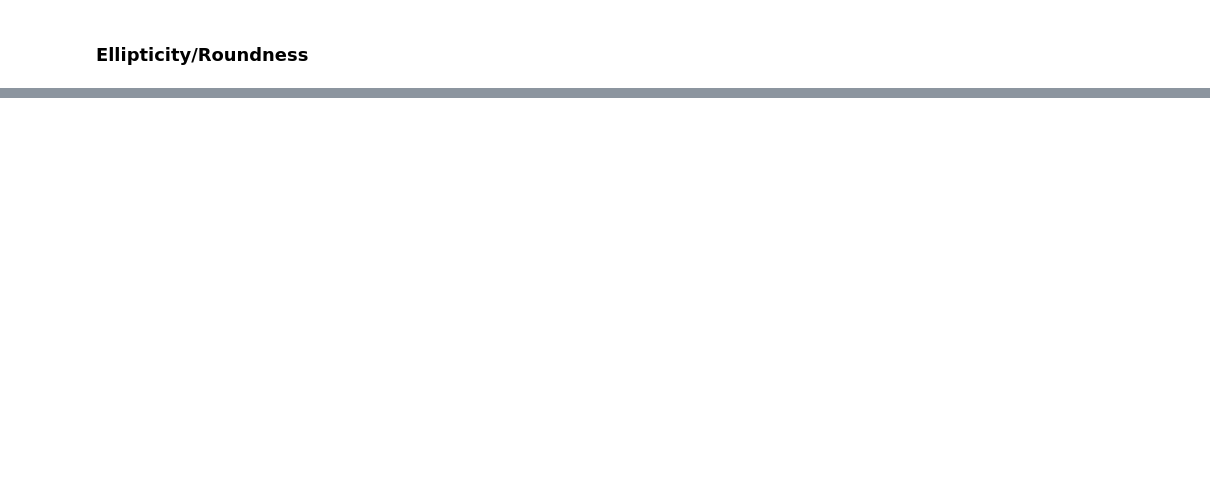
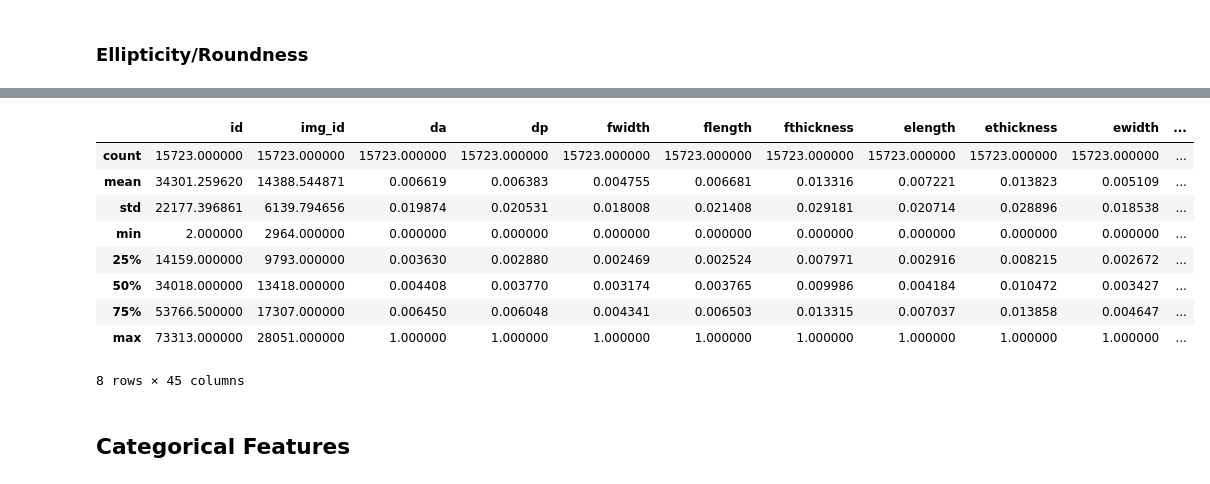
Before and after one commit to sheacon/ancient_toolmaking, a Jupyter notebook: 30-feature-engineering.ipynb, the cells around one changed output, grey strips where cells are left out. Drawn from its saved outputs; the diff is of its cells as text; code cells hidden in the pictures; blank space fills up the shorter version.

```diff
--- a/30-feature-engineering.ipynb
+++ b/30-feature-engineering.ipynb
@@ -130,0 +145,18 @@ Index(['id', 'img_id', 'da', 'dp', 'fwidth', 'flength', 'fthickness',
+# %%
+# review rescaled numeric variables
+full_data.describe()
+train_data.describe()
+test_data.describe()
+# %% [output]
+|  | id | img_id | da | dp | fwidth | flength | fthickness | elength | ethickness | ewidth | ... |
+| count | 15723.000000 | 15723.000000 | 15723.000000 | 15723.000000 | 15723.000000 | 15723.000000 | 15723.000000 | 15723.000000 | 15723.000000 | 15723.000000 | ... |
+| mean | 34301.259620 | 14388.544871 | 0.006619 | 0.006383 | 0.004755 | 0.006681 | 0.013316 | 0.007221 | 0.013823 | 0.005109 | ... |
+| std | 22177.396861 | 6139.794656 | 0.019874 | 0.020531 | 0.018008 | 0.021408 | 0.029181 | 0.020714 | 0.028896 | 0.018538 | ... |
+| min | 2.000000 | 2964.000000 | 0.000000 | 0.000000 | 0.000000 | 0.000000 | 0.000000 | 0.000000 | 0.000000 | 0.000000 | ... |
+| 25% | 14159.000000 | 9793.000000 | 0.003630 | 0.002880 | 0.002469 | 0.002524 | 0.007971 | 0.002916 | 0.008215 | 0.002672 | ... |
+| 50% | 34018.000000 | 13418.000000 | 0.004408 | 0.003770 | 0.003174 | 0.003765 | 0.009986 | 0.004184 | 0.010472 | 0.003427 | ... |
+| 75% | 53766.500000 | 17307.000000 | 0.006450 | 0.006048 | 0.004341 | 0.006503 | 0.013315 | 0.007037 | 0.013858 | 0.004647 | ... |
+| max | 73313.000000 | 28051.000000 | 1.000000 | 1.000000 | 1.000000 | 1.000000 | 1.000000 | 1.000000 | 1.000000 | 1.000000 | ... |
+8 rows × 45 columns
+# %% [markdown]
+## Categorical Features
```
Also changed, not shown: parts of 20 cells of this notebook, 2 other files.
